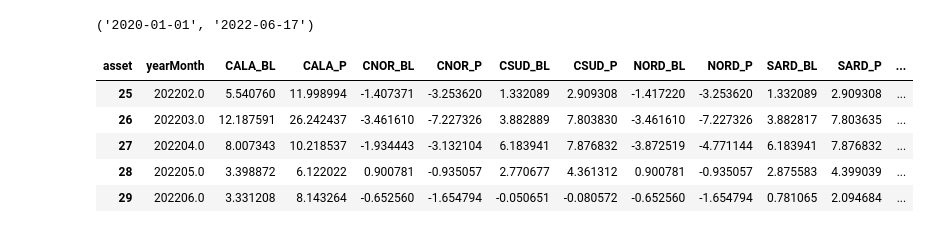
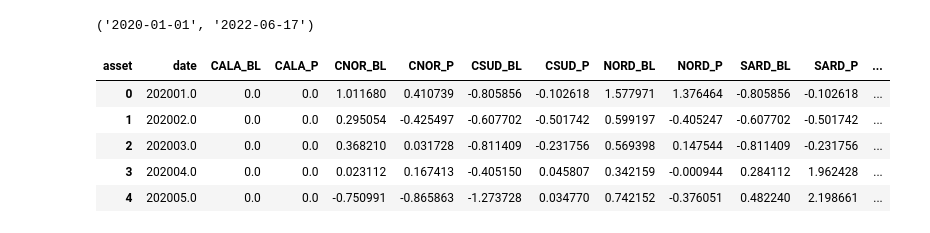
Before and after one commit to igor110055/cct-logreg, a Jupyter notebook: getCctdata.ipynb, the cells around one changed output. Drawn from its saved outputs; the diff is of its cells as text; code cells hidden in the pictures.

```diff
--- a/getCctdata.ipynb
+++ b/getCctdata.ipynb
@@ -68,38 +68,38 @@ pzPunStats.columns = ['zone', 'yearQuarter', 'yearMonth', 'mean', 'std'] + [f'q_
 
 ########################## Merge for POP calculations ##########################
 
 pzPunBands = pd.merge(pzPun, bands, how = 'right', left_on=['Data', 'Ora'], right_on=['data', 'ora'])[['Data', 'Ora', 'POP', 'pun', 'Mercato', 'zone', 'Tipo', 'pz', 'year',
        'quarter', 'month', 'yearMonth', 'yearQuarter', 'cct']]
 pzPunBands.dropna(inplace = True)
 pzPunBands = pzPunBands[['Mercato', 'zone', 'year', 'yearQuarter', 'yearMonth', 'Data', 'Ora', 'POP', 'pun', 'pz', 'cct']]
 
 monthlyPrices = pzPunBands[['zone', 'POP', 'yearMonth', 'cct']].groupby(['yearMonth', 'POP', 'zone']).agg({'cct':np.mean})
 monthlyPrices = monthlyPrices.reset_index()
 
 blPrices = pzPunBands[['zone', 'POP', 'yearMonth', 'cct']].copy()
 blPrices.loc[:, 'POP'] = 'BL'
 blPrices = blPrices[['zone', 'POP', 'yearMonth', 'cct']].groupby(['yearMonth', 'POP', 'zone']).agg({'cct':np.mean})
 blPrices = blPrices.reset_index()
 blPrices = blPrices.loc[blPrices['zone'].isin(selectedZones)]
 
 #monthlyPrices.pivot(index = ['yearMonth', 'POP'], columns = ['zone'], values = ['cct'])
 
 monthlyPrices = pd.concat([monthlyPrices, blPrices], axis = 0)
 monthlyPrices = monthlyPrices.loc[monthlyPrices['POP'].isin(['P', 'BL'])]
 monthlyPrices = monthlyPrices.loc[monthlyPrices['zone'].isin(selectedZones)]
 
 monthlyPrices['asset'] = monthlyPrices['zone'] + '_' + monthlyPrices['POP']
 
 monthlyPricesByZone = monthlyPrices.pivot(index = ['yearMonth'], columns = ['asset'], values = ['cct']).fillna(0)
 monthlyPricesByZone = monthlyPricesByZone.droplevel(level = [0], axis = 1).reset_index()
 monthlyPricesByZone = monthlyPricesByZone.loc[~monthlyPricesByZone['CALA_BL'].isna()]
 monthlyPricesByZone.drop(columns = ['PUN_BL', 'PUN_P'], inplace = True, errors='ignore')
-monthlyPricesByZone.rename(columns={'yearMonth':'date'})
-monthlyPricesByZone.tail()
+monthlyPricesByZone.rename(columns={'yearMonth':'date'}, inplace = True)
+monthlyPricesByZone.head()
 # %% [output]
-| asset | yearMonth | CALA_BL | CALA_P | CNOR_BL | CNOR_P | CSUD_BL | CSUD_P | NORD_BL | NORD_P | SARD_BL | SARD_P | ... |
-| 25 | 202202.0 | 5.540760 | 11.998994 | -1.407371 | -3.253620 | 1.332089 | 2.909308 | -1.417220 | -3.253620 | 1.332089 | 2.909308 | ... |
-| 26 | 202203.0 | 12.187591 | 26.242437 | -3.461610 | -7.227326 | 3.882889 | 7.803830 | -3.461610 | -7.227326 | 3.882817 | 7.803635 | ... |
-| 27 | 202204.0 | 8.007343 | 10.218537 | -1.934443 | -3.132104 | 6.183941 | 7.876832 | -3.872519 | -4.771144 | 6.183941 | 7.876832 | ... |
-| 28 | 202205.0 | 3.398872 | 6.122022 | 0.900781 | -0.935057 | 2.770677 | 4.361312 | 0.900781 | -0.935057 | 2.875583 | 4.399039 | ... |
-| 29 | 202206.0 | 3.331208 | 8.143264 | -0.652560 | -1.654794 | -0.050651 | -0.080572 | -0.652560 | -1.654794 | 0.781065 | 2.094684 | ... |
+| asset | date | CALA_BL | CALA_P | CNOR_BL | CNOR_P | CSUD_BL | CSUD_P | NORD_BL | NORD_P | SARD_BL | SARD_P | ... |
+| 0 | 202001.0 | 0.0 | 0.0 | 1.011680 | 0.410739 | -0.805856 | -0.102618 | 1.577971 | 1.376464 | -0.805856 | -0.102618 | ... |
+| 1 | 202002.0 | 0.0 | 0.0 | 0.295054 | -0.425497 | -0.607702 | -0.501742 | 0.599197 | -0.405247 | -0.607702 | -0.501742 | ... |
+| 2 | 202003.0 | 0.0 | 0.0 | 0.368210 | 0.031728 | -0.811409 | -0.231756 | 0.569398 | 0.147544 | -0.811409 | -0.231756 | ... |
+| 3 | 202004.0 | 0.0 | 0.0 | 0.023112 | 0.167413 | -0.405150 | 0.045807 | 0.342159 | -0.000944 | 0.284112 | 1.962428 | ... |
+| 4 | 202005.0 | 0.0 | 0.0 | -0.750991 | -0.865863 | -1.273728 | 0.034770 | 0.742152 | -0.376051 | 0.482240 | 2.198661 | ... |
```
Also changed, not shown: parts of 3 cells of this notebook, 3 other files.
